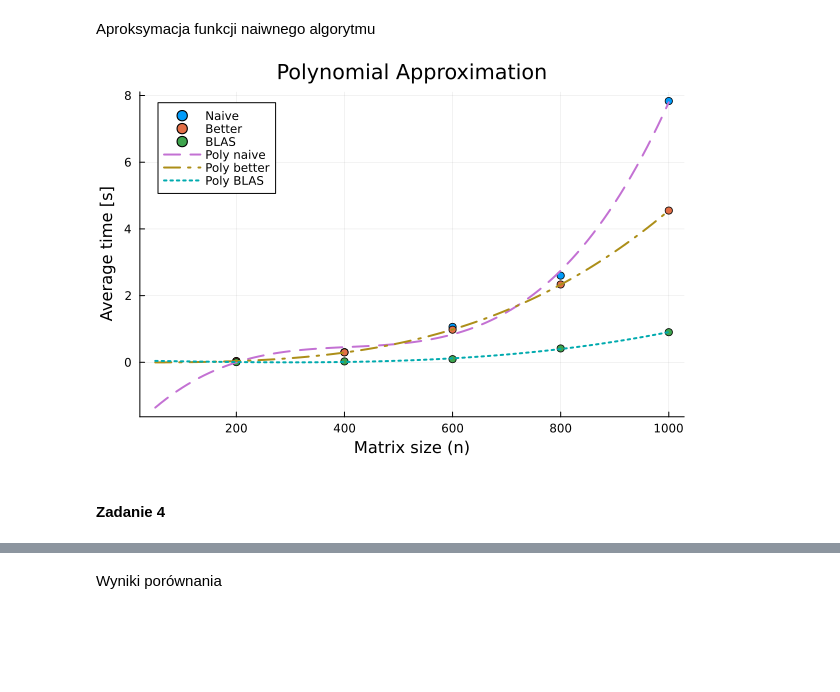
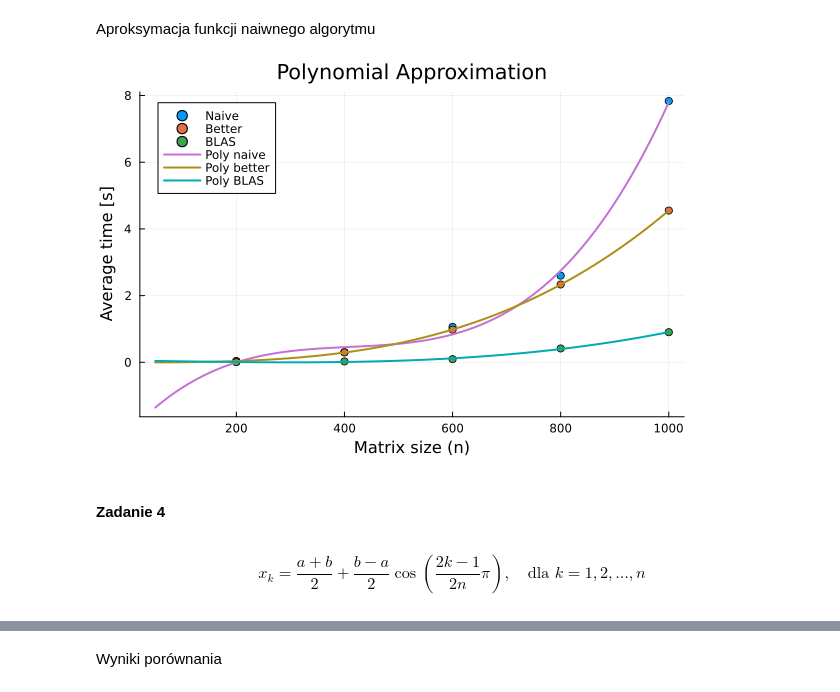
Before and after one commit to Jakub-Woszczek/mownit, a Jupyter notebook: lab5/lab5Sol.ipynb, the cells around one changed output, grey strips where cells are left out. Cells and saved outputs as stored; diff of their text form; code cells hidden in the pictures; blank space fills up the shorter version.

```diff
--- a/lab5/lab5Sol.ipynb
+++ b/lab5/lab5Sol.ipynb
@@ -201,42 +195,27 @@ title!("Matrix multiplication timings")
 # %% [markdown]
 Aproksymacja funkcji naiwnego algorytmu
 # %%
-using CSV, DataFrames, Statistics, Plots, Polynomials
+poly_naive = fit(naive_stats.size, naive_stats.mean, 3)
+poly_better = fit(better_stats.size, better_stats.mean, 3)
+poly_blas = fit(blas_stats.size, blas_stats.mean, 3)
 
-path = "C:\\msys64\\home\\icefr\\matrixMultiplicationC"  # ← zmień na swoją ścieżkę
-
-function load_and_analyze(filename)
-    df = CSV.read(joinpath(path, filename), DataFrame, header=false)
-    rename!(df, [:size, :time])
-    return combine(groupby(df, :size),
-                   :time => mean => :mean,
-                   :time => std => :std)
-end
-
-# Wczytanie danych
-naive_df = load_and_analyze("naive.csv")
-better_df = load_and_analyze("better.csv")
-blas_df = load_and_analyze("blas.csv")
-
-# Aproksymacja wielomianem stopnia 3
-poly_naive = fit(naive_df.size, naive_df.mean, 3)
-poly_better = fit(better_df.size, better_df.mean, 3)
-poly_blas = fit(blas_df.size, blas_df.mean, 3)
-
-# Wykres
-plot(naive_df.size, naive_df.mean; label="Naive", seriestype=:scatter)
-plot!(better_df.size, better_df.mean; label="Better", seriestype=:scatter)
-plot!(blas_df.size, blas_df.mean; label="BLAS", seriestype=:scatter)
+plot(naive_stats.size, naive_stats.mean; label="Naive", seriestype=:scatter)
+plot!(better_stats.size, better_stats.mean; label="Better", seriestype=:scatter)
+plot!(blas_stats.size, blas_stats.mean; label="BLAS", seriestype=:scatter)
 
 xs = 50:10:1000
-plot!(xs,poly_naive.(xs); label="Poly naive", lw=2, linestyle=:dash)
-plot!(xs,poly_better.(xs); label="Poly better", lw=2, linestyle=:dashdot)
-plot!(xs,poly_blas.(xs); label="Poly BLAS", lw=2, linestyle=:dot)
+plot!(xs,poly_naive.(xs); label="Poly naive", lw=2)
+plot!(xs,poly_better.(xs); label="Poly better", lw=2)
+plot!(xs,poly_blas.(xs); label="Poly BLAS", lw=2)
 
 xlabel!("Matrix size (n)")
 ylabel!("Average time [s]")
 title!("Polynomial Approximation")
 # %% [output]
-[figure, old version]
+[figure, new version]
 # %% [markdown]
 #### Zadanie 4
+# %% [markdown]
+$$
+x_k = \frac{a + b}{2} + \frac{b - a}{2} \cos\left( \frac{2k - 1}{2n} \pi \right), \quad \text{dla } k = 1, 2, \dots, n
+$$
```
Also changed, not shown: parts of 5 cells of this notebook, 1 other file.
